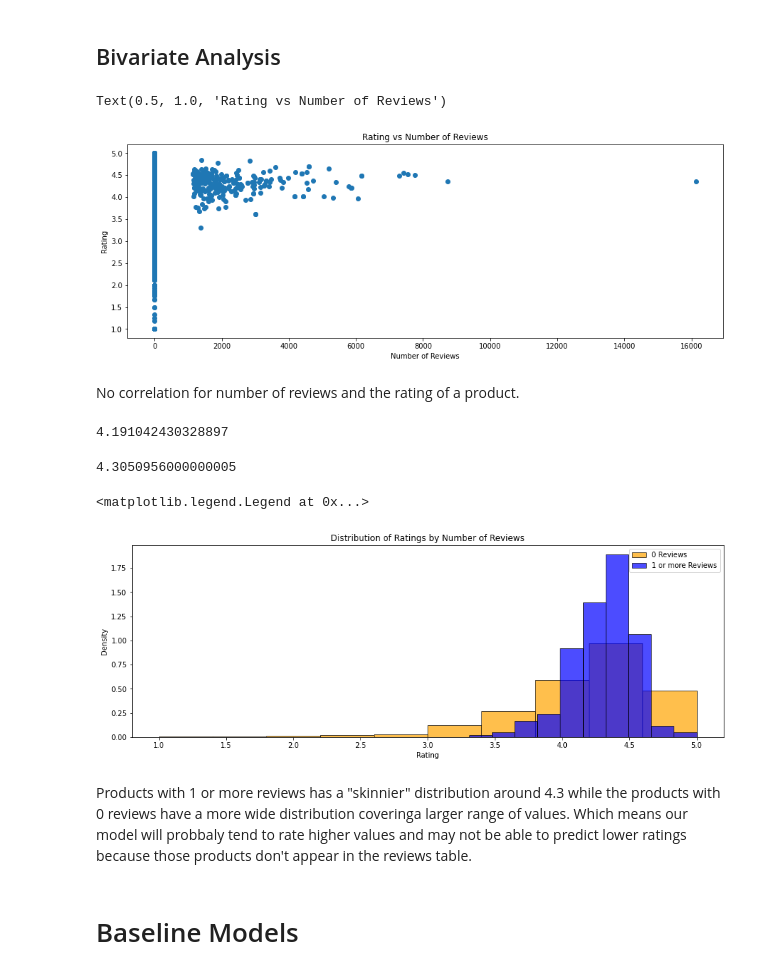
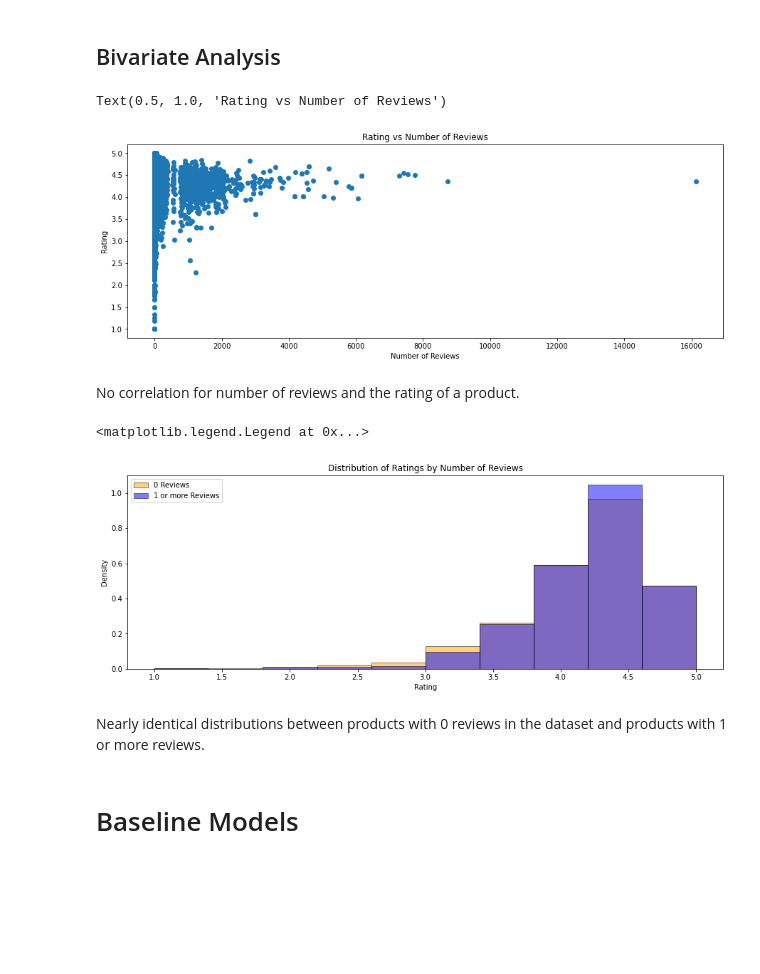
Before and after one commit to joshpuray/Sephora-Recommendation, a Jupyter notebook: model.ipynb, the cells around one changed output. Saved outputs shown, nothing was run; the diff lists cells and outputs as text; code cells hidden in the pictures; blank space fills up the shorter version.

Commit message:
evaluated model on entire dataset

```diff
--- a/model.ipynb
+++ b/model.ipynb
@@ -24,0 +26,10 @@ print(reviews.shape)
+# %%
+# Concating all reviews together
+reviews = pd.concat([rev1,rev2,rev3,rev4,rev5]).reset_index()
+reviews['rating'] = pd.to_numeric(reviews['rating'], errors='coerce')
+reviews = reviews.dropna()
+# %%
+# Merging products & reviews
+product_reviews = reviews.merge(products, on="product_id")
+print(products.shape)
+print(product_reviews.shape)
@@ -34,9 +53,5 @@ Index(['author_id', 'rating', 'is_recommended', 'helpfulness',
 # %% [markdown]
 # Exploratory Data Analysis
-# %%
-# Querying for necessary columns
-products = products[['product_id','brand_id','loves_count','rating','reviews','price_usd','primary_category']]
-reviews = reviews[['author_id','product_id','rating','is_recommended','helpfulness','submission_time','review_text','review_title']]
 # %% [markdown]
 ## Null Values
 # %%
@@ -101,7 +120,7 @@ Text(0.5, 1.0, 'Distibution of Product Counts')
 # %% [markdown]
 Reviews for each product seem to represent a right-skewed distribution. However there are some outliers that have 8,000+ and even 16,000+ reviews.
 # %%
-product_counts = reviews.groupby("product_id")["author_id"].count().to_dict()
+product_counts = product_reviews.groupby("product_id")["author_id"].count().to_dict()
 products["review_counts"] = products["product_id"].map(product_counts).fillna(0)
 
 # Set the size of the figure
@@ -125,7 +144,7 @@ Vast majority of products in the dataset do not have reviews.
 # Set size
 plt.figure(figsize=(15,5))
 
-plt.scatter(data=products, x="review_counts", y="rating")
+plt.scatter(data=products, x="review_counts", y="avg_rating")
 
 # Adding Labels
 plt.xlabel("Number of Reviews")
@@ -133,41 +152,33 @@ plt.ylabel("Rating")
 plt.title("Rating vs Number of Reviews")
 # %% [output]
 Text(0.5, 1.0, 'Rating vs Number of Reviews')
-[figure, old version]
+[figure, new version]
 # %% [markdown]
 No correlation for number of reviews and the rating of a product.
 # %%
 products["has_reviews"] = 0
 products.loc[products["review_counts"] > 0, "has_reviews"] = 1
-# %%
-no_reviews.rating.mean()
-# %% [output]
-4.191042430328897
-# %%
-has_reviews.rating.mean()
-# %% [output]
-4.3050956000000005
 # %%
 # Size
 plt.figure(figsize=(15,5))
 # Seperating data by "has_reviews"
-mean_no_reviews = products[products["has_reviews"] == 0]
-mean_has_reviews = products[products["has_reviews"] == 1]
+no_reviews = products[products["has_reviews"] == 0]
+has_reviews = products[products["has_reviews"] == 1]
 
 # Create side-by-side histograms
-plt.hist(no_reviews['rating'], color='orange', edgecolor='black', alpha=0.7, label='0 Reviews', density=True)
-plt.hist(has_reviews['rating'], color='blue', edgecolor='black', alpha=0.7, label='1 or more Reviews', density=True)
+plt.hist(no_reviews['avg_rating'], color='orange', edgecolor='black', alpha=0.5, label='0 Reviews', density=True)
+plt.hist(has_reviews['avg_rating'], color='blue', edgecolor='black', alpha=0.5, label='1 or more Reviews', density=True)
 
 # Set labels and title
 plt.xlabel('Rating')
 plt.ylabel('Density')
 plt.title('Distribution of Ratings by Number of Reviews')
 plt.legend()
 # %% [output]
 <matplotlib.legend.Legend at 0x...>
-[figure, old version]
+[figure, new version]
 # %% [markdown]
-Products with 1 or more reviews has a "skinnier" distribution around 4.3 while the products with 0 reviews have a more wide distribution coveringa larger range of values. Which means our model will probbaly tend to rate higher values and may not be able to predict lower ratings because those products don't appear in the reviews table.
+Nearly identical distributions between products with 0 reviews in the dataset and products with 1 or more reviews.
 # %% [markdown]
 # Baseline Models
 # %% [markdown]
```
Also changed, not shown: parts of 26 cells of this notebook, 1 other file.
